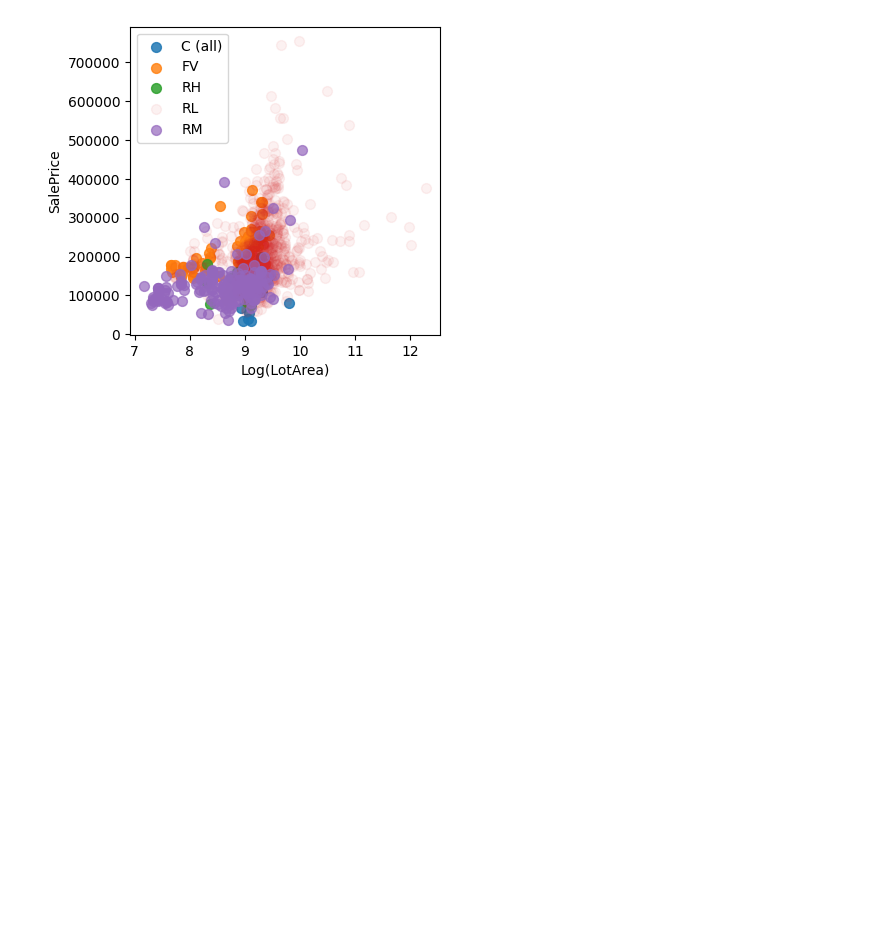
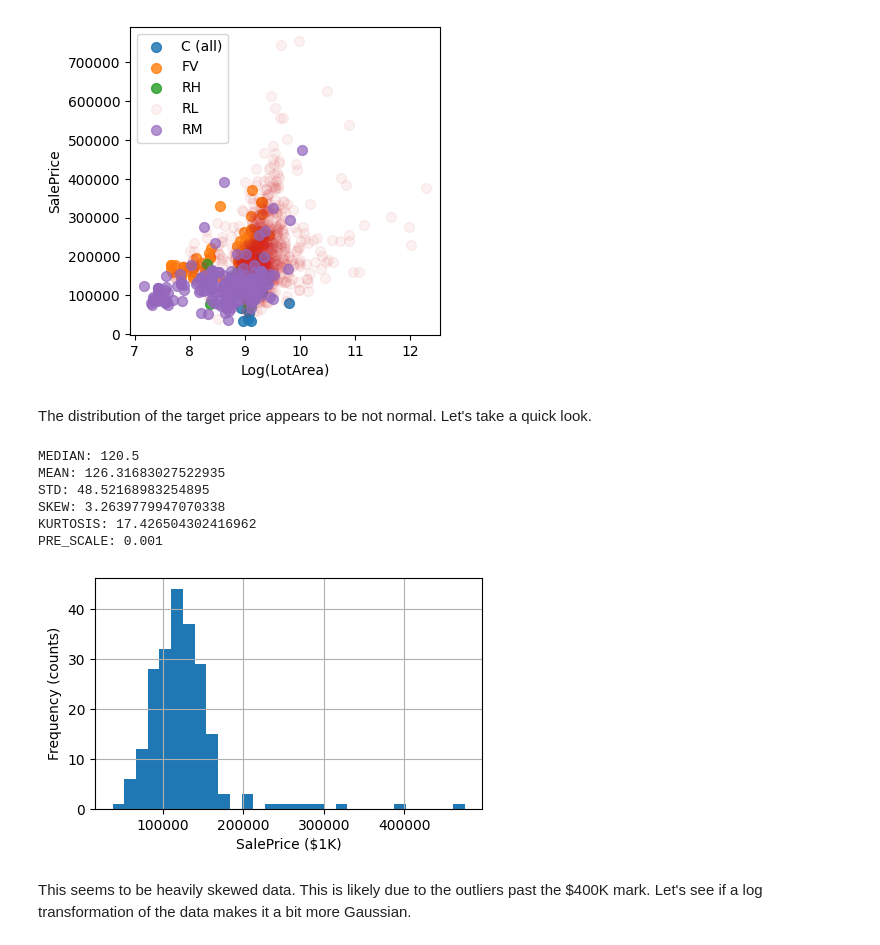
Before and after one commit to victorventuri/kaggle_play, a Jupyter notebook: house_price_tutorial/houseprices.ipynb, the cells around one changed output. Drawn from its saved outputs; the diff is of its cells as text; code cells hidden in the pictures; blank space fills up the shorter version.

Commit message:
understanding target distribution better

```diff
--- a/house_price_tutorial/houseprices.ipynb
+++ b/house_price_tutorial/houseprices.ipynb
@@ -87,3 +87,5 @@ for zone, data in full_training.groupby(categorical_var):
 _ = ax.legend()
 # %% [output]
 [figure]
+# %% [markdown]
+The distribution of the target price appears to be not normal. Let's take a quick look.
@@ -89,0 +140,14 @@ _ = ax.legend()
+# %%
+target_stats, fig, axes = view_stats(data=data, col_name=target_name, scale=1.0e-03)
+axes.set_xlabel(f'{target_name} ($1K)')
+_ = axes.set_ylabel('Frequency (counts)')
+# %% [output]
+MEDIAN: 120.5
+MEAN: 126.31683027522935
+STD: 48.52168983254895
+SKEW: 3.2639779947070338
+KURTOSIS: 17.426504302416962
+PRE_SCALE: 0.001
+[figure, added]
+# %% [markdown]
+This seems to be heavily skewed data. This is likely due to the outliers past the $400K mark. Let's see if a log transformation of the data makes it a bit more Gaussian.
```
Also changed, not shown: parts of 4 cells of this notebook.
